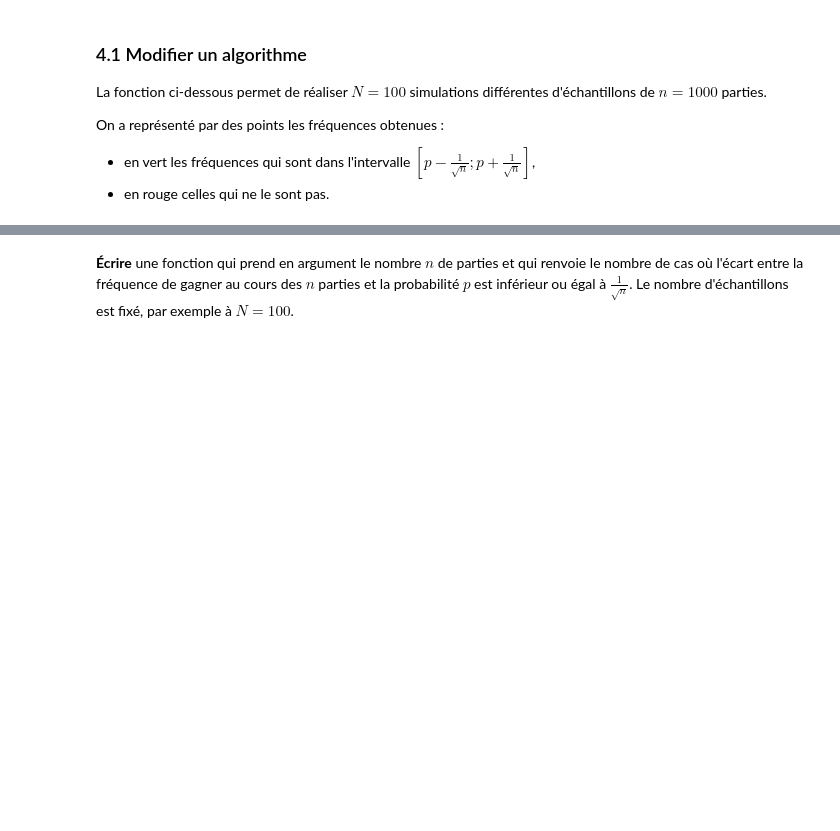
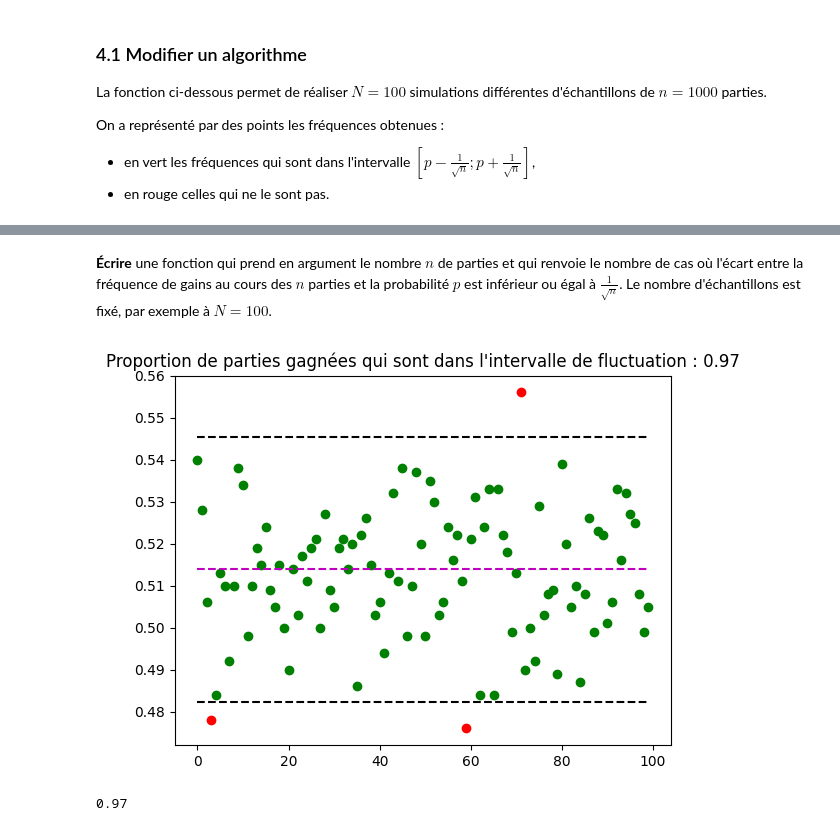
Before and after one commit to NicolasVigot/AFE_Algorithmique, a Jupyter notebook: Un jeu de dés.ipynb, the cells around one changed output, grey strips where cells are left out. Drawn from its saved outputs; the diff is of its cells as text; code cells hidden in the pictures; blank space fills up the shorter version.

Commit message:
Ajout de la correction de la dernière question.

```diff
--- a/Un jeu de dés.ipynb
+++ b/Un jeu de dés.ipynb
@@ -122,2 +122,32 @@ plt.show()
 # %% [markdown]
-**Écrire** une fonction qui prend en argument le nombre $n$ de parties et qui renvoie le nombre de cas où l'écart entre la fréquence de gagner au cours des $n$ parties et la probabilité $p$ est inférieur ou égal à $\frac{1}{\sqrt{n}}$. Le nombre d'échantillons est fixé, par exemple à $N=100$.
+**Écrire** une fonction qui prend en argument le nombre $n$ de parties et qui renvoie le nombre de cas où l'écart entre la fréquence de gains au cours des $n$ parties et la probabilité $p$ est inférieur ou égal à $\frac{1}{\sqrt{n}}$. Le nombre d'échantillons est fixé, par exemple à $N=100$.
+# %%
+#Proposition de correction
+
+%matplotlib inline
+from math import sqrt
+from matplotlib import pyplot as plt
+
+def fluctuation(n):
+   p = 111/216
+   N = 100
+   dans = 0
+   mini, maxi = p-1/sqrt(n), p+1/sqrt(n)
+   for repet in range(N):
+      f = simulation(n)
+      if mini < f < maxi:
+        plt.plot(repet, f, "go")
+        dans += 1
+      else:
+        plt.plot(repet, f, "ro")
+   plt.plot([0,repet],[p, p], "m--")
+   plt.plot([0,repet],[mini, mini], "k--")
+   plt.plot([0,repet],[maxi, maxi], "k--")
+   plt.title("Proportion de parties gagnées qui sont dans l'intervalle de fluctuation : " + str(dans / N))
+   plt.show()
+   return dans / N
+# %%
+fluctuation(1000)
+# %% [output]
+[figure, added]
+0.97
```
Also changed, not shown: parts of 1 cell of this notebook.
